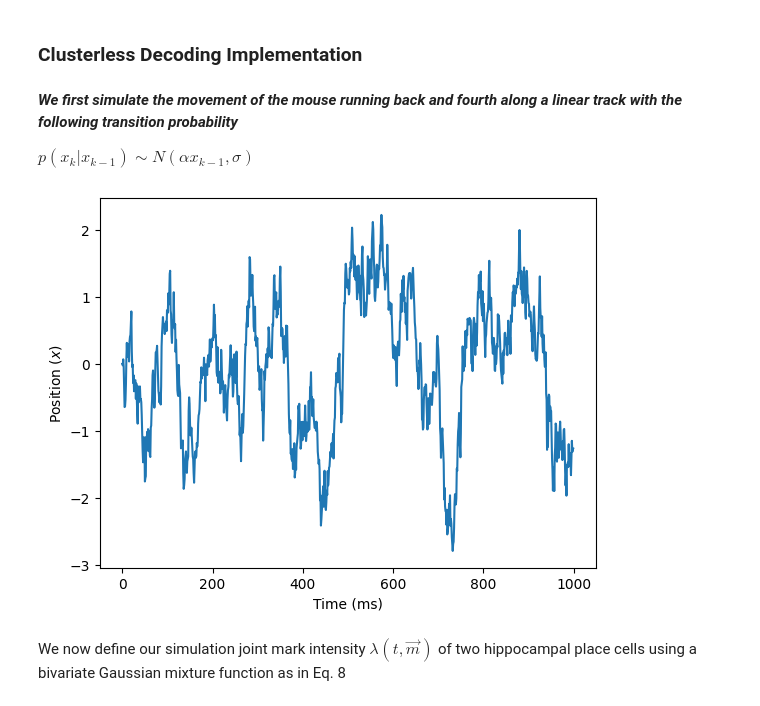
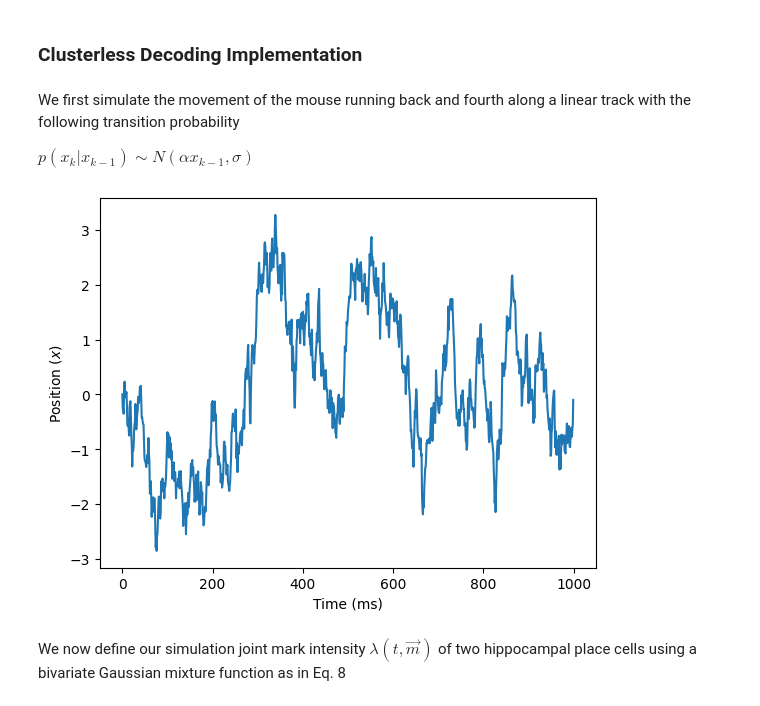
Before and after one commit to Sid-Rafilson-1617/Clusterless-Decoding, a Jupyter notebook: SimulatedData.ipynb, the cells around one changed output. Cells and saved outputs as stored; diff of their text form; code cells hidden in the pictures.

```diff
--- a/SimulatedData.ipynb
+++ b/SimulatedData.ipynb
@@ -1,7 +1,7 @@
 # %% [markdown]
 ### Clusterless Decoding Implementation
 # %% [markdown]
-***We first simulate the movement of the mouse running back and fourth along a linear track with the following transition probability***
+We first simulate the movement of the mouse running back and fourth along a linear track with the following transition probability
 
 $p(x_k | x_{k-1}) \sim N(\alpha x_{k-1}, \sigma)$
 # %%
@@ -13,17 +13,17 @@ sigma = 0.05
 n_timesteps = 1000
 x = np.zeros(n_timesteps)
 # %%
-x[0] = 0
 for k in range(n_timesteps - 1):
     x[k + 1] = np.random.normal(alpha * x[k], np.sqrt(sigma))
+
 
 plt.figure()
 plt.plot(x)
 plt.xlabel('Time (ms)')
 plt.ylabel('Position ($x$)')
 plt.show()
 # %% [output]
-[figure, old version]
+[figure, new version]
 # %% [markdown]
 We now define our simulation joint mark intensity $\lambda(t, \vec{m})$ of two hippocampal place cells using a bivariate Gaussian mixture function as in Eq. 8
 # %%
```
Also changed, not shown: parts of 3 cells of this notebook.
